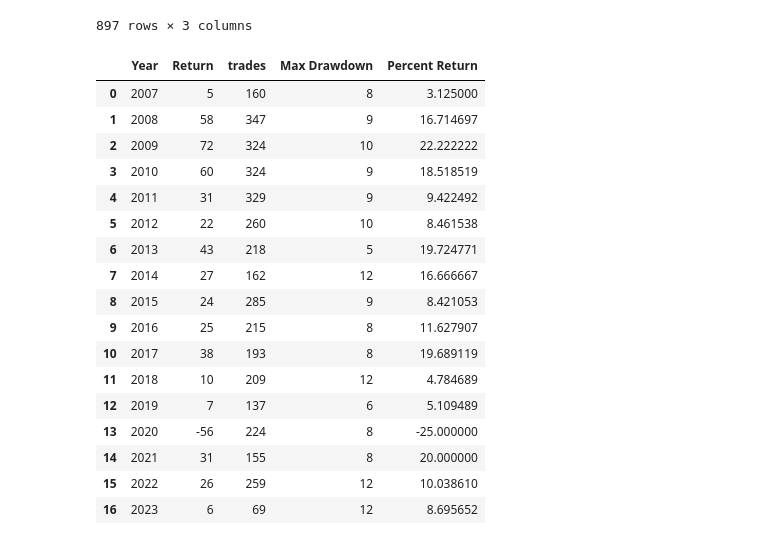
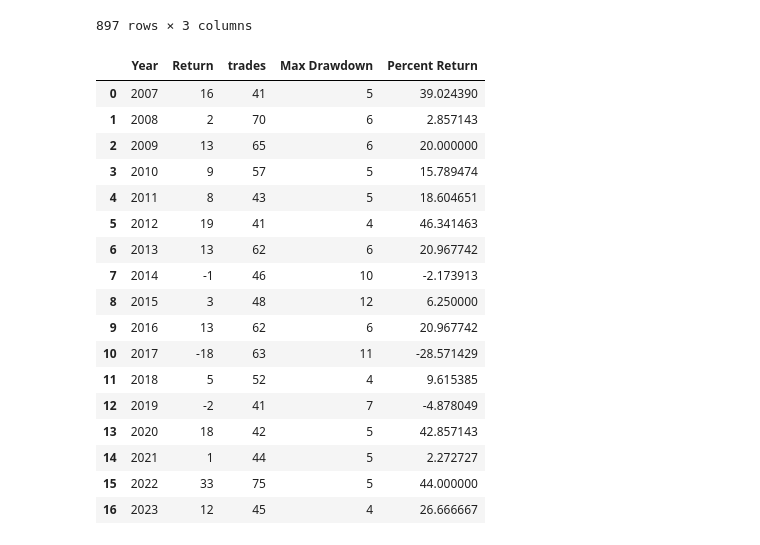
Before and after one commit to EngineerDanny/robust_algo_trader, a Jupyter notebook: cnn/portfolio.ipynb, the cells around one changed output. Saved outputs shown, nothing was run; the diff lists cells and outputs as text; code cells hidden in the pictures.

```diff
--- a/cnn/portfolio.ipynb
+++ b/cnn/portfolio.ipynb
@@ -89,55 +89,56 @@ df
 897 rows × 3 columns
 # %%
 df = pd.read_csv("/projects/genomic-ml/da2343/ml_project_2/cnn/ml_2_trades_threshold_0.5_seq_EURUSD_H1_2007_2023.csv")
-df = pd.read_csv("/projects/genomic-ml/da2343/ml_project_2/cnn/dummy_trades_seq_EURUSD_H1_2007_2023.csv")
-# df = pd.read_csv("/projects/genomic-ml/da2343/ml_project_2/cnn/ml_2_trades_threshold_0.5_seq_USDJPY_H1_2007_2023.csv")
+# df = pd.read_csv("/projects/genomic-ml/da2343/ml_project_2/cnn/dummy_trades_seq_EURUSD_H1_2007_2023.csv")
+df = pd.read_csv("/projects/genomic-ml/da2343/ml_project_2/cnn/ml_2_trades_threshold_0.5_seq_USDJPY_H1_2007_2023.csv")
+
 df['Date_Time'] = pd.to_datetime(df['Date_Time'])
 df['Year'] = df['Date_Time'].dt.year
 df['Return'] = np.where(df['label'] == 1, 2, -1)
 
 # Create Max Drawdown column
 max_drawdown_df = df.copy()
 max_drawdown_df = max_drawdown_df[['Year', 'Return', 'label']]
 max_drawdown = 0
 max_drawdown_column = []
 for index, row in max_drawdown_df.iterrows():
     if row['Return'] == 2:
         max_drawdown = 0
     elif row['Return'] == -1:
         max_drawdown += 1
     max_drawdown_column.append(max_drawdown)
 max_drawdown_df['Max Drawdown'] = max_drawdown_column
 max_drawdown_df = max_drawdown_df.groupby(['Year']).agg({'Max Drawdown': 'max'}).reset_index()
 
 
 # for each year, sum the returns and count the number of labels as trades
 df = df.groupby(['Year']).agg({'Return': 'sum', 'label': 'count'}).reset_index()
 df['trades'] = df['label']
 df.drop(['label'], axis=1, inplace=True)
 df = pd.merge(df, max_drawdown_df, on='Year')
 
 
 df['Percent Return'] = (df['Return'] / df['trades']) * 100
 # df['Percent Max Drawdown'] = (df['Max Drawdown'] / df['trades']) * -100
 
 # merge the two dataframes
 df
 # %% [output]
 |  | Year | Return | trades | Max Drawdown | Percent Return |
-| 0 | 2007 | 5 | 160 | 8 | 3.125000 |
-| 1 | 2008 | 58 | 347 | 9 | 16.714697 |
-| 2 | 2009 | 72 | 324 | 10 | 22.222222 |
-| 3 | 2010 | 60 | 324 | 9 | 18.518519 |
-| 4 | 2011 | 31 | 329 | 9 | 9.422492 |
-| 5 | 2012 | 22 | 260 | 10 | 8.461538 |
-| 6 | 2013 | 43 | 218 | 5 | 19.724771 |
-| 7 | 2014 | 27 | 162 | 12 | 16.666667 |
-| 8 | 2015 | 24 | 285 | 9 | 8.421053 |
-| 9 | 2016 | 25 | 215 | 8 | 11.627907 |
-| 10 | 2017 | 38 | 193 | 8 | 19.689119 |
-| 11 | 2018 | 10 | 209 | 12 | 4.784689 |
-| 12 | 2019 | 7 | 137 | 6 | 5.109489 |
-| 13 | 2020 | -56 | 224 | 8 | -25.000000 |
-| 14 | 2021 | 31 | 155 | 8 | 20.000000 |
-| 15 | 2022 | 26 | 259 | 12 | 10.038610 |
-| 16 | 2023 | 6 | 69 | 12 | 8.695652 |
+| 0 | 2007 | 16 | 41 | 5 | 39.024390 |
+| 1 | 2008 | 2 | 70 | 6 | 2.857143 |
+| 2 | 2009 | 13 | 65 | 6 | 20.000000 |
+| 3 | 2010 | 9 | 57 | 5 | 15.789474 |
+| 4 | 2011 | 8 | 43 | 5 | 18.604651 |
+| 5 | 2012 | 19 | 41 | 4 | 46.341463 |
+| 6 | 2013 | 13 | 62 | 6 | 20.967742 |
+| 7 | 2014 | -1 | 46 | 10 | -2.173913 |
+| 8 | 2015 | 3 | 48 | 12 | 6.250000 |
+| 9 | 2016 | 13 | 62 | 6 | 20.967742 |
+| 10 | 2017 | -18 | 63 | 11 | -28.571429 |
+| 11 | 2018 | 5 | 52 | 4 | 9.615385 |
+| 12 | 2019 | -2 | 41 | 7 | -4.878049 |
+| 13 | 2020 | 18 | 42 | 5 | 42.857143 |
+| 14 | 2021 | 1 | 44 | 5 | 2.272727 |
+| 15 | 2022 | 33 | 75 | 5 | 44.000000 |
+| 16 | 2023 | 12 | 45 | 4 | 26.666667 |
```
